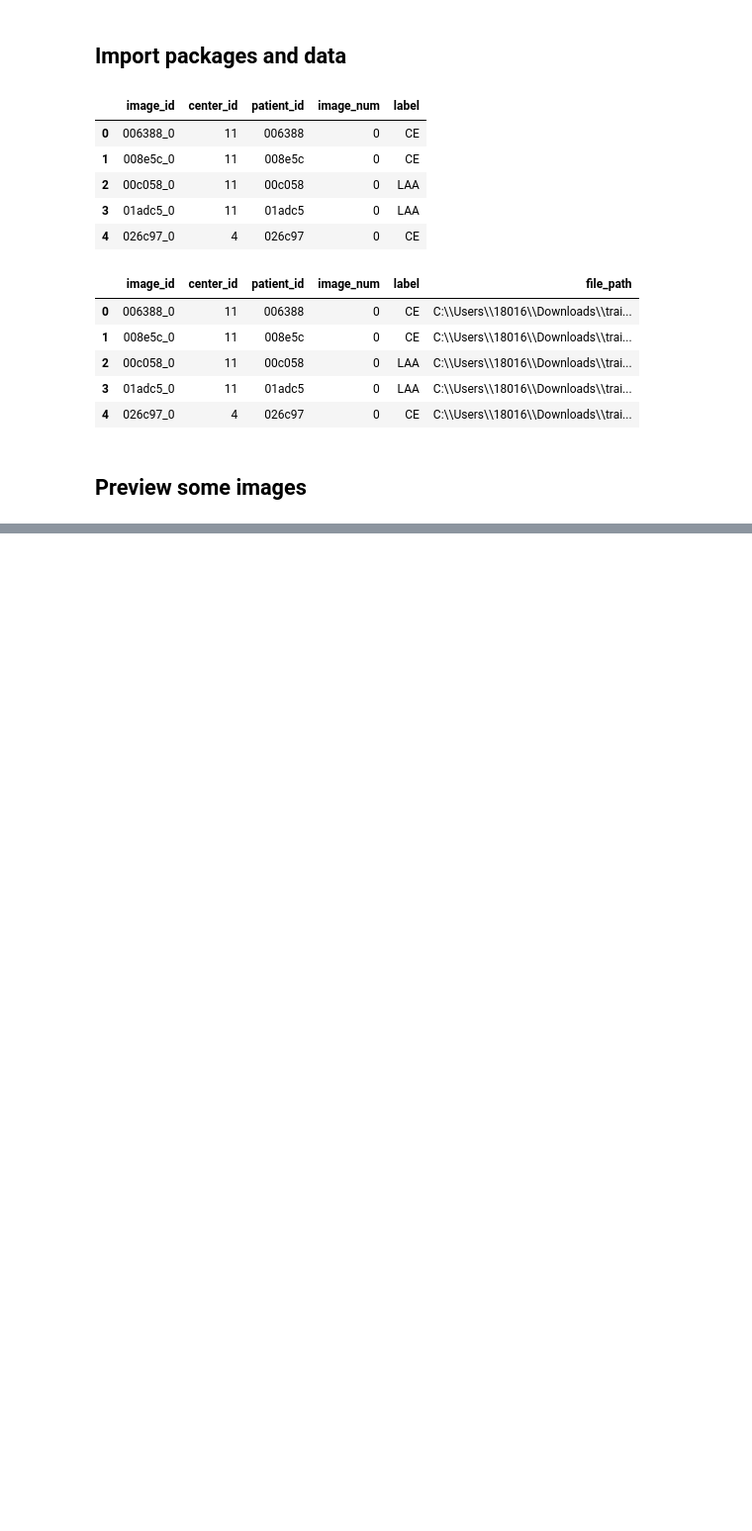
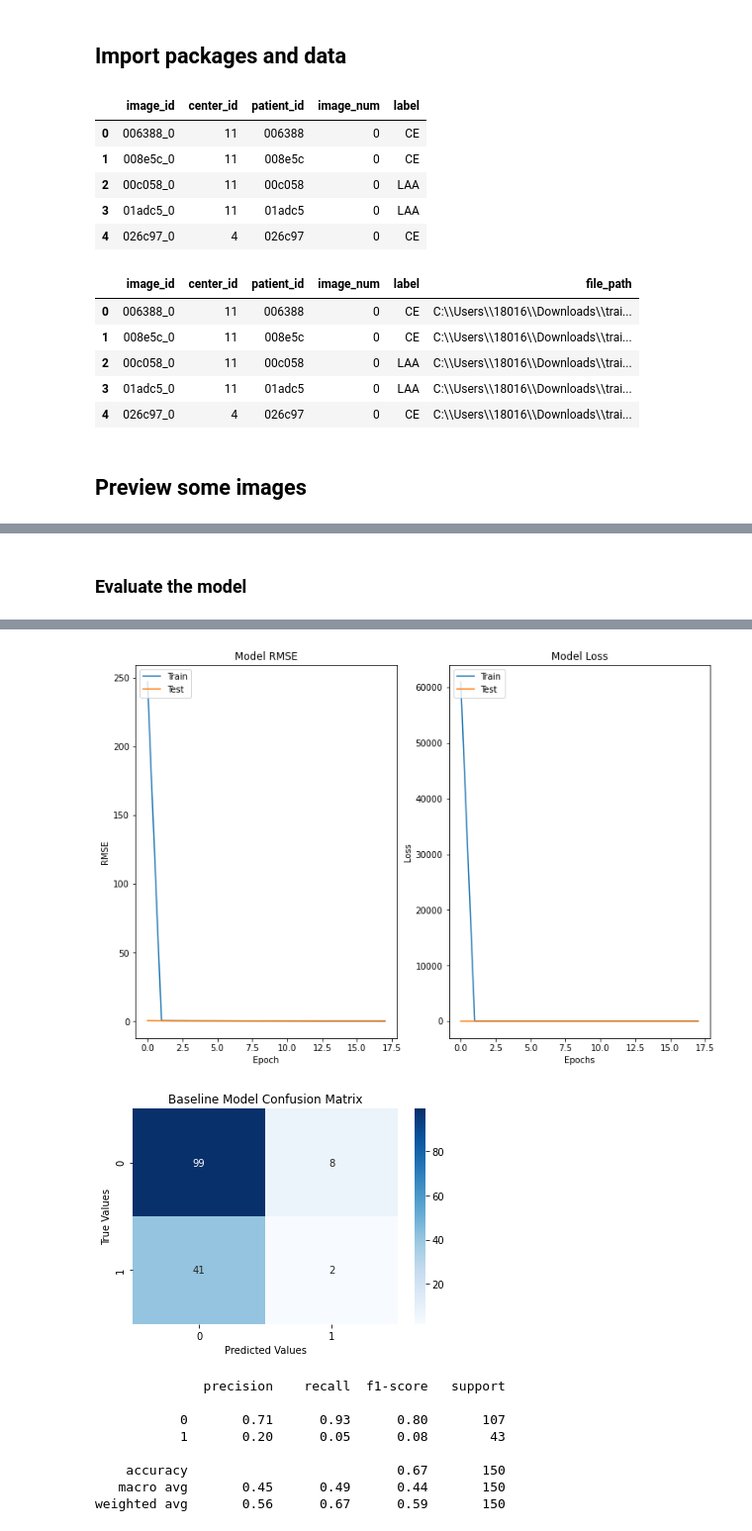
Before and after one commit to samoliver3/capstone-STRIP-AI, a Jupyter notebook: og_data_modeling.ipynb, the cells around one changed output, grey strips where cells are left out. Shown at 99% size. Saved outputs shown, nothing was run; the diff lists cells and outputs as text; code cells hidden in the pictures; blank space fills up the shorter version.

```diff
--- a/og_data_modeling.ipynb
+++ b/og_data_modeling.ipynb
@@ -96,0 +183,5 @@ for i in range(4):
+# %%
+# also make a target column because I will need int labels for modeling
+
+# 0 - CE & 1 - LAA
+tdf["target"] = tdf["label"].apply(lambda x : 0 if x=="CE" else 1)
@@ -96,0 +447,9 @@ for i in range(4):
+# %%
+history = model.fit(
+    x=np.array(train['img_arr'].to_list()),
+    y=train['target'],
+    batch_size=64,
+    epochs=50,
+    callbacks=[es, mc],
+    validation_data=(np.array(test['img_arr'].to_list()), test['target'])
+)
@@ -96,0 +474,5 @@ for i in range(4):
+# %% [markdown]
+### Evaluate the model
+# %%
+evaluate_model(history, model, test)
+# %% [output]
@@ -96,0 +483,10 @@ for i in range(4):
+[figure, added]
+[figure, added]
+              precision    recall  f1-score   support
+
+           0       0.71      0.93      0.80       107
+           1       0.20      0.05      0.08        43
+
+    accuracy                           0.67       150
+   macro avg       0.45      0.49      0.44       150
+weighted avg       0.56      0.67      0.59       150
```
Also changed, not shown: parts of 34 cells of this notebook.
